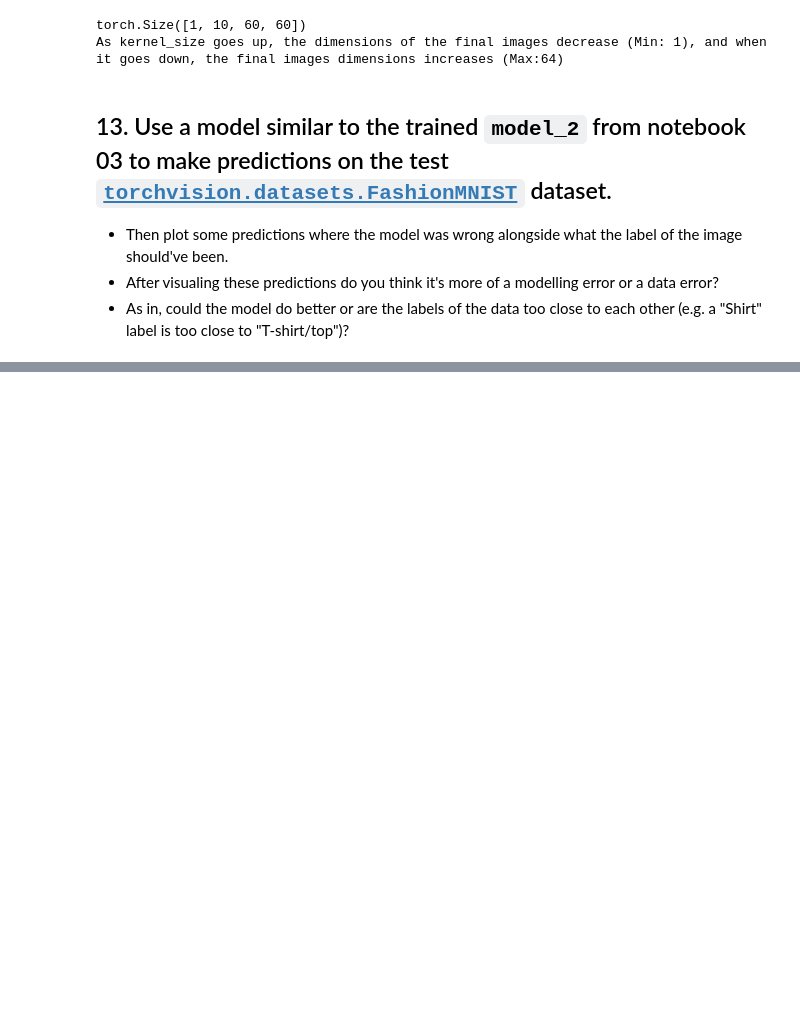
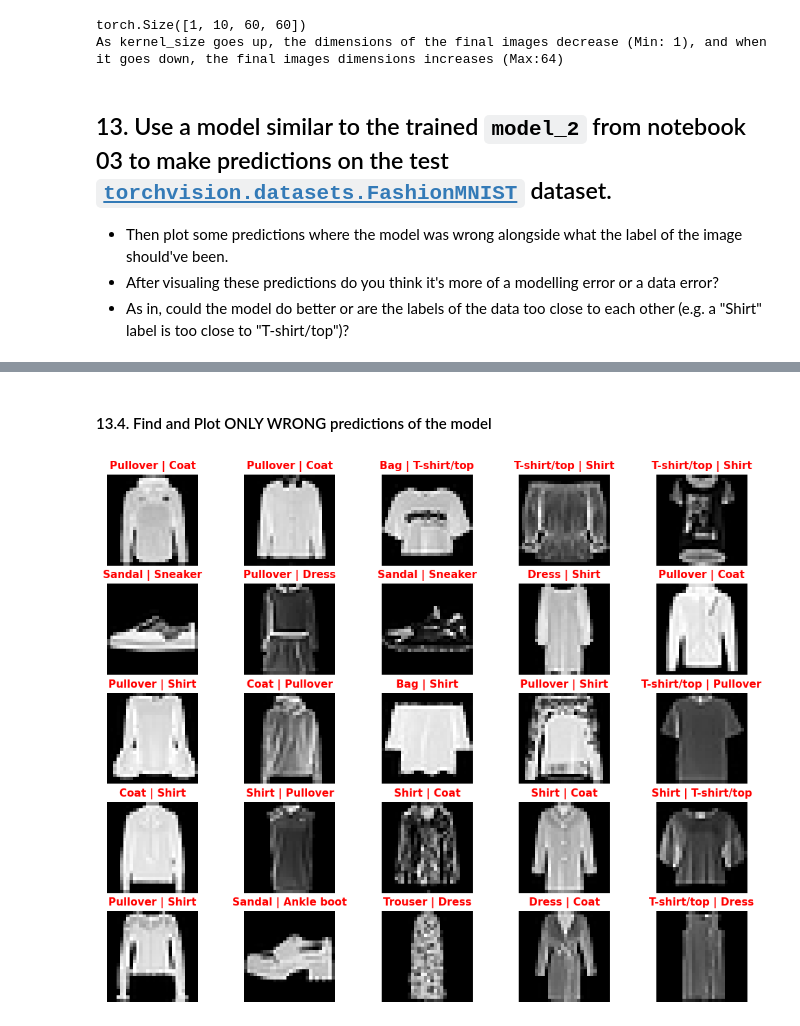
Before and after one commit to Golden572/PhD_Self-Study_RIT, a Jupyter notebook: Courses/PyTorch for Deep Learning & Machine Learning - Full Course/03_Exercises_pytorch_computer_vision.ipynb, the cells around one changed output, grey strips where cells are left out. Drawn from its saved outputs; the diff is of its cells as text; code cells hidden in the pictures; blank space fills up the shorter version.

Commit message:
Completed Module 03 - PyTorch Computer Vision

```diff
--- a/Courses/PyTorch for Deep Learning & Machine Learning - Full Course/03_Exercises_pytorch_computer_vision.ipynb
+++ b/Courses/PyTorch for Deep Learning & Machine Learning - Full Course/03_Exercises_pytorch_computer_vision.ipynb
@@ -398,0 +464,4 @@ As kernel_size goes up, the dimensions of the final images decrease (Min: 1), an
+# %%
+# Create a Model
+model_2 = CNN_Model_V2(1, 12, 10)
+summary(model_2)
@@ -398,0 +552,37 @@ As kernel_size goes up, the dimensions of the final images decrease (Min: 1), an
+# %% [markdown]
+#### 13.4. Find and Plot ONLY WRONG predictions of the model
+# %%
+# Forward Test_Dataloader
+test_preds = []
+model_2.to(device)
+model_2.eval()
+with torch.inference_mode():
+    for X_test, y_test in tqdm(test_dataloader):
+        X_test, y_test = X_test.to(device), y_test.to(device)
+        test_outputs = model_2(X_test); test_probs = torch.softmax(test_outputs, dim=1); test_pred = test_probs.argmax(dim=1)
+        test_preds.append(test_pred)
+    test_preds = torch.cat(test_preds)
+# %%
+# Find Wrong and Plot
+# Find Wrong
+imgs, targets = test_data.data, test_data.targets
+wrong_idxs = np.where(test_preds.cpu() != targets.cpu())[0]#; wrong_idxs = range(len(targets))
+K = 25; random_wrong_idxs = random.sample(list(wrong_idxs), k=K)
+
+# Plotting
+plt.figure(figsize=(int(np.sqrt(K))*2.5, int(np.sqrt(K))*2))
+for i, idx in enumerate(random_wrong_idxs):
+    img, pred, target = imgs[idx], test_preds[idx], targets[idx]
+    pred_class, target_class = class_names[pred], class_names[target]
+
+    plt.subplot(int(np.sqrt(K)), int(np.sqrt(K)), i+1)
+    plt.imshow(img.squeeze(), cmap='gray'); plt.axis(False)
+
+    title_text = f'{pred_class} | {target_class}'
+    if pred_class == target_class:
+        plt.title(title_text, c='g', weight='bold', size=11)
+    else:
+        plt.title(title_text, c='r', weight='bold', size=11)
+# plt.suptitle('Wrong Predictions of the Model', weight='bold', size=11)
+# %% [output]
+[figure, added]
```
Also changed, not shown: parts of 22 cells of this notebook.
